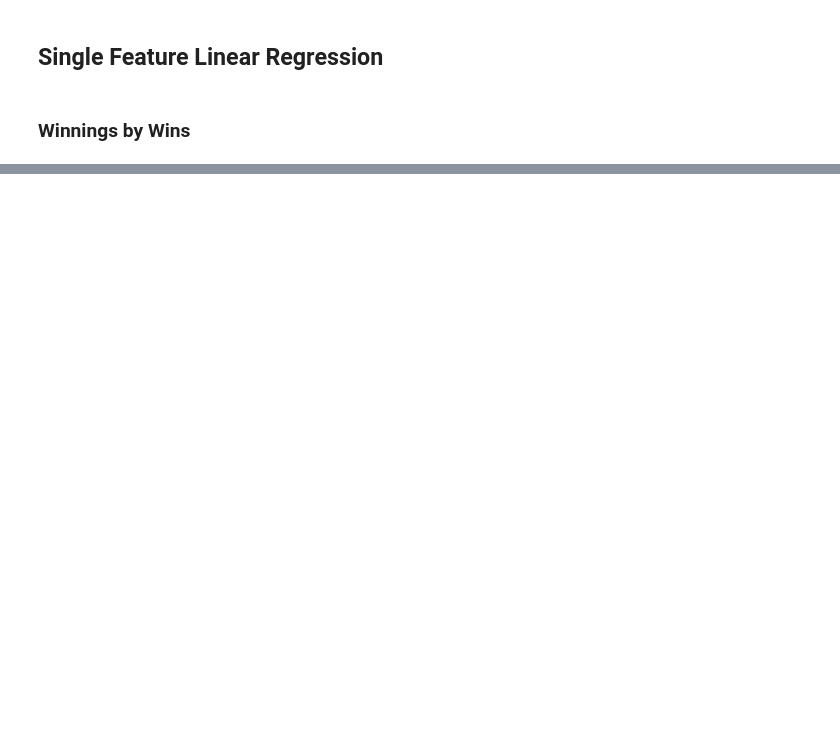
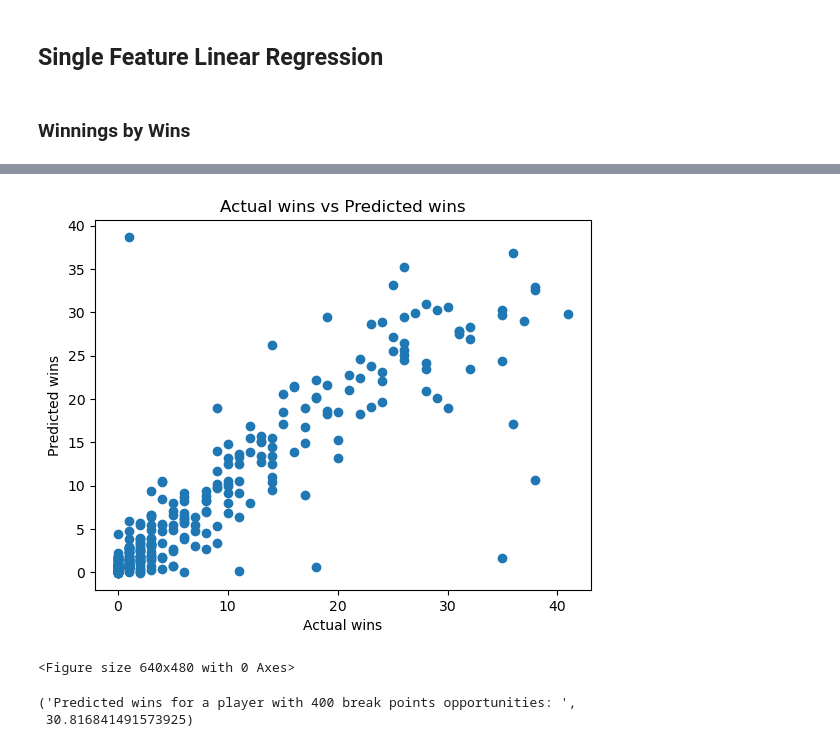
Before and after one commit to ayomidecole/Tennis-Linear-Regression, a Jupyter notebook: tennis_regression.ipynb, the cells around one changed output, grey strips where cells are left out. Drawn from its saved outputs; the diff is of its cells as text; code cells hidden in the pictures; blank space fills up the shorter version.

```diff
--- a/tennis_regression.ipynb
+++ b/tennis_regression.ipynb
@@ -196,0 +238,20 @@ plt.clf()
+# %%
+target_predict = model.predict(feature_test)
+
+plt.scatter(target_test, target_predict)
+plt.xlabel('Actual wins')
+plt.ylabel('Predicted wins')
+plt.title('Actual wins vs Predicted wins')
+plt.ticklabel_format(style='plain')  # Remove scientific notation
+plt.show()
+plt.clf()
+# %% [output]
+[figure, added]
+<Figure size 640x480 with 0 Axes>
+# %%
+feature_test = pd.DataFrame([[400]], columns=['BreakPointsOpportunities']) # Predicted wins for a player with 400 break points opportunities
+predicted_wins = model.predict(feature_test)
+"Predicted wins for a player with 400 break points opportunities: ", predicted_wins[0]
+# %% [output]
+('Predicted wins for a player with 400 break points opportunities: ',
+ 30.816841491573925)
```
Also changed, not shown: parts of 12 cells of this notebook.
